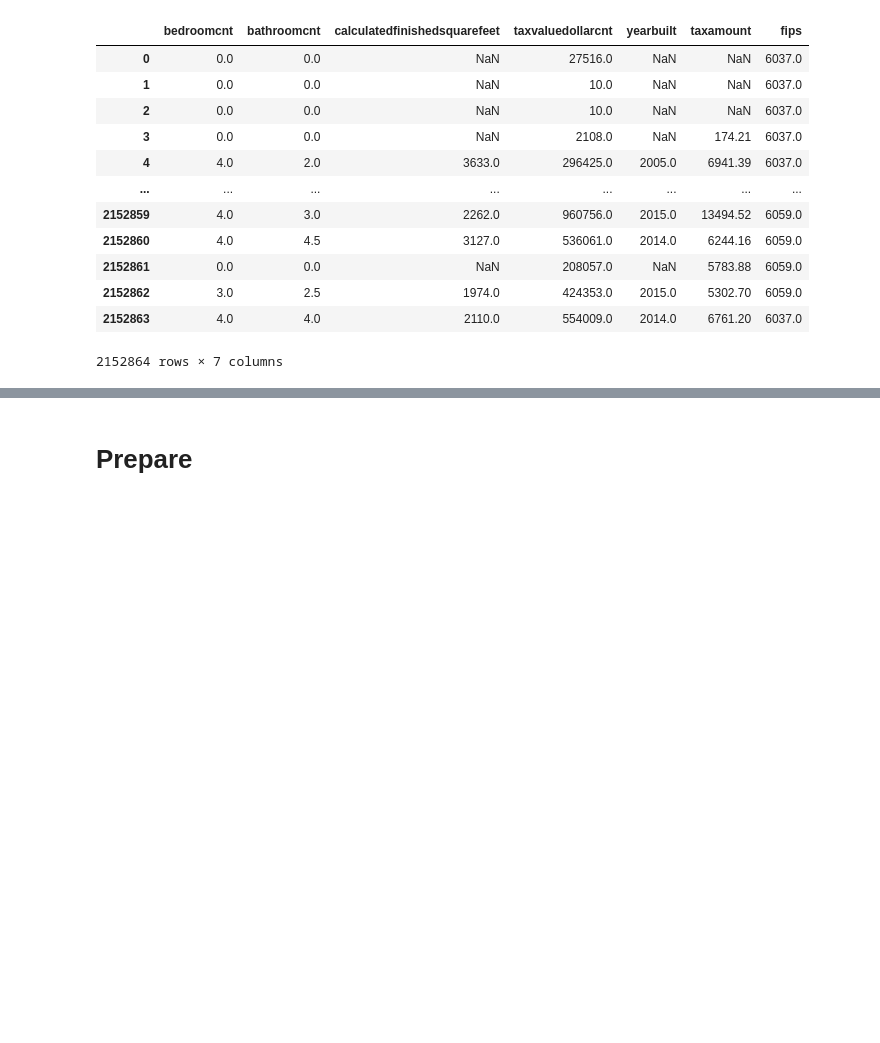
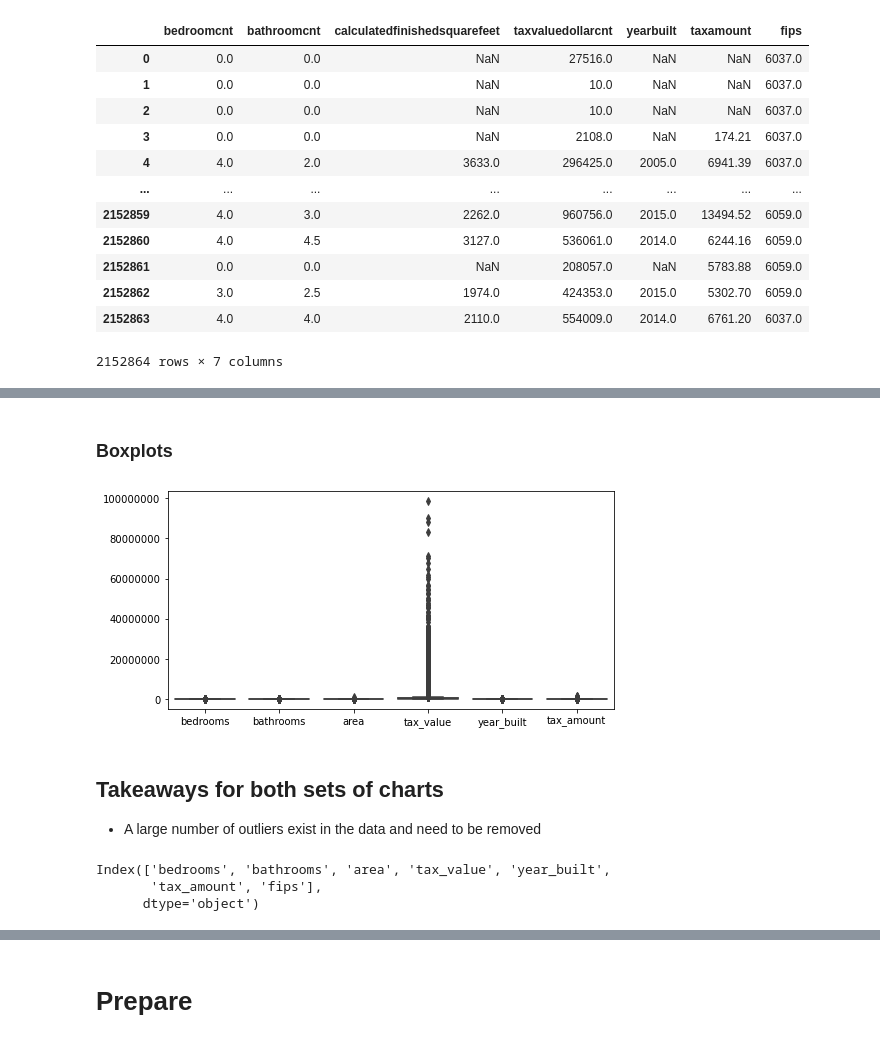
Before and after one commit to Johndsalas/lesson_prep, a Jupyter notebook: regression/Wrangle_Exercises.ipynb, the cells around one changed output, grey strips where cells are left out. Drawn from its saved outputs; the diff is of its cells as text; code cells hidden in the pictures; blank space fills up the shorter version.

Commit message:
got graphs to work

```diff
--- a/regression/Wrangle_Exercises.ipynb
+++ b/regression/Wrangle_Exercises.ipynb
@@ -56,0 +106,20 @@ df
+# %% [markdown]
+### Boxplots
+# %%
+plt.figure(figsize=(8,4))
+
+plt.ticklabel_format(useOffset=False, style='plain')
+sns.boxplot(data=df.drop(columns=['fips']))
+
+plt.show()
+# %% [output]
+[figure, added]
+# %% [markdown]
+## Takeaways for both sets of charts
+* A large number of outliers exist in the data and need to be removed
+# %%
+df.columns
+# %% [output]
+Index(['bedrooms', 'bathrooms', 'area', 'tax_value', 'year_built',
+       'tax_amount', 'fips'],
+      dtype='object')
```
Also changed, not shown: parts of 45 cells of this notebook, 1 other file.
